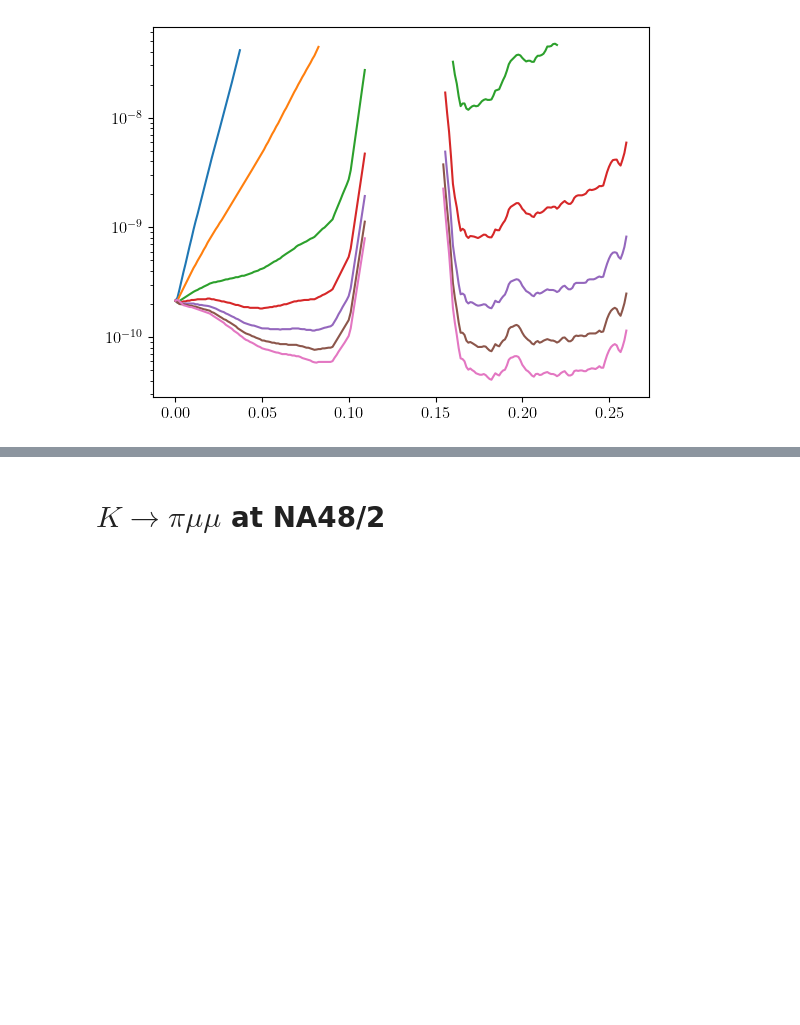
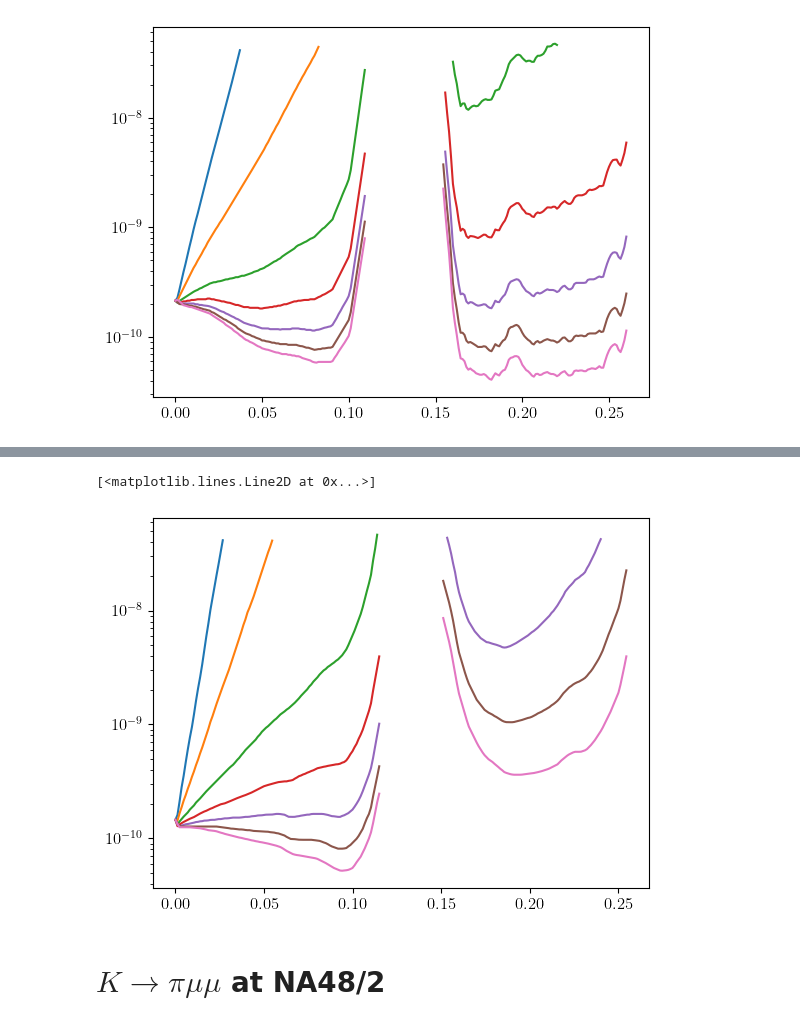
Before and after one commit to alp-aca/alp-aca, a Jupyter notebook: tutorials/displaced_LHCb/read_figures.ipynb, the cells around one changed output, grey strips where cells are left out. Cells and saved outputs as stored; diff of their text form; code cells hidden in the pictures; blank space fills up the shorter version.

```diff
--- a/tutorials/displaced_LHCb/read_figures.ipynb
+++ b/tutorials/displaced_LHCb/read_figures.ipynb
@@ -616,0 +639,32 @@ np.save('../../alpaca/experimental_data/invisible/na62_kpiInv.npy', matrix_res.T
+# %%
+interp_e949_kpi_inf = interp1d(df_e949_inf['ma_GeV'], np.log10(df_e949_inf['BR']), kind='linear', bounds_error=False)
+interp_e949_kpi_5ns = interp1d(df_e949_5ns['ma_GeV'], np.log10(df_e949_5ns['BR']), kind='linear', bounds_error=False)
+interp_e949_kpi_2ns = interp1d(df_e949_2ns['ma_GeV'], np.log10(df_e949_2ns['BR']), kind='linear', bounds_error=False)
+interp_e949_kpi_1ns = interp1d(df_e949_1ns['ma_GeV'], np.log10(df_e949_1ns['BR']), kind='linear', bounds_error=False)
+interp_e949_kpi_500ps = interp1d(df_e949_500ps['ma_GeV'], np.log10(df_e949_500ps['BR']), kind='linear', bounds_error=False)
+interp_e949_kpi_200ps = interp1d(df_e949_200ps['ma_GeV'], np.log10(df_e949_200ps['BR']), kind='linear', bounds_error=False)
+interp_e949_kpi_100ps = interp1d(df_e949_100ps['ma_GeV'], np.log10(df_e949_100ps['BR']), kind='linear', bounds_error=False)
+# %%
+ma = np.hstack([np.linspace(0, 0.115, 100), np.linspace(0.15, 0.26, 100)])
+# %%
+matrix_res = np.full((201, 8), np.nan)
+matrix_res[:-1,0] = interp_e949_kpi_100ps(ma)
+matrix_res[:-1,1] = interp_e949_kpi_200ps(ma)
+matrix_res[:-1,2] = interp_e949_kpi_500ps(ma)
+matrix_res[:-1,3] = interp_e949_kpi_1ns(ma)
+matrix_res[:-1,4] = interp_e949_kpi_2ns(ma)
+matrix_res[:-1,5] = interp_e949_kpi_5ns(ma)
+matrix_res[:-1,6] = interp_e949_kpi_inf(ma)
+matrix_res[:-1,7] = ma
+matrix_res[-1,:] = np.log10(np.array([100, 200, 500, 1000, 2000, 5000, 10000, np.nan]))
+# %%
+plt.semilogy(ma, 10**matrix_res[:-1,0], label=r'$\tau_a = 100$ ps')
+plt.semilogy(ma, 10**matrix_res[:-1,1], label=r'$\tau_a = 200$ ps')
+plt.semilogy(ma, 10**matrix_res[:-1,2], label=r'$\tau_a = 500$ ps')
+plt.semilogy(ma, 10**matrix_res[:-1,3], label=r'$\tau_a = 1$ ns')
+plt.semilogy(ma, 10**matrix_res[:-1,4], label=r'$\tau_a = 2$ ns')
+plt.semilogy(ma, 10**matrix_res[:-1,5], label=r'$\tau_a = 5$ ns')
+plt.semilogy(ma, 10**matrix_res[:-1,6], label=r'$\tau_a = \infty$')
+# %% [output]
+[<matplotlib.lines.Line2D at 0x...>]
+[figure, added]
```
Also changed, not shown: parts of 4 cells of this notebook, 9 other files.
